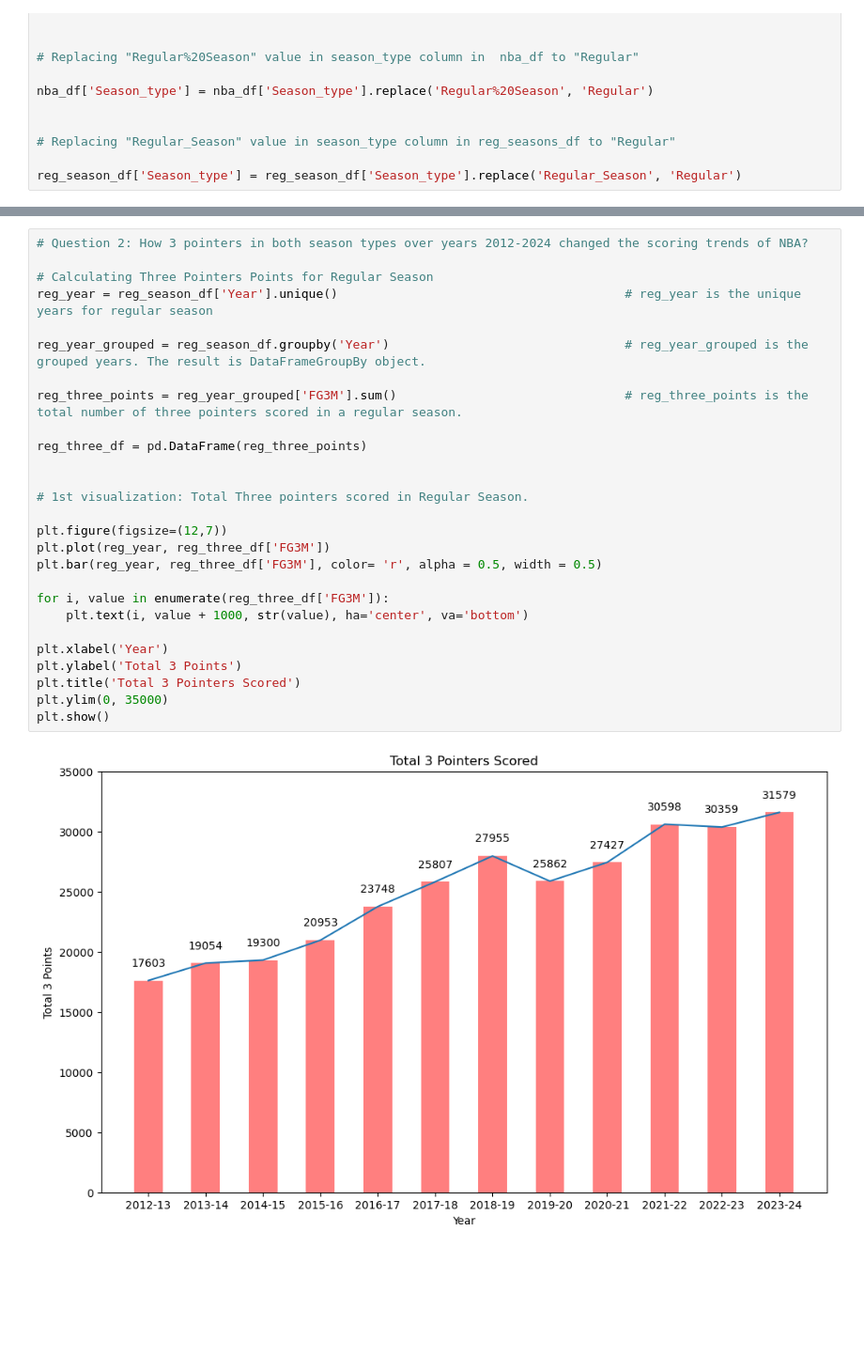
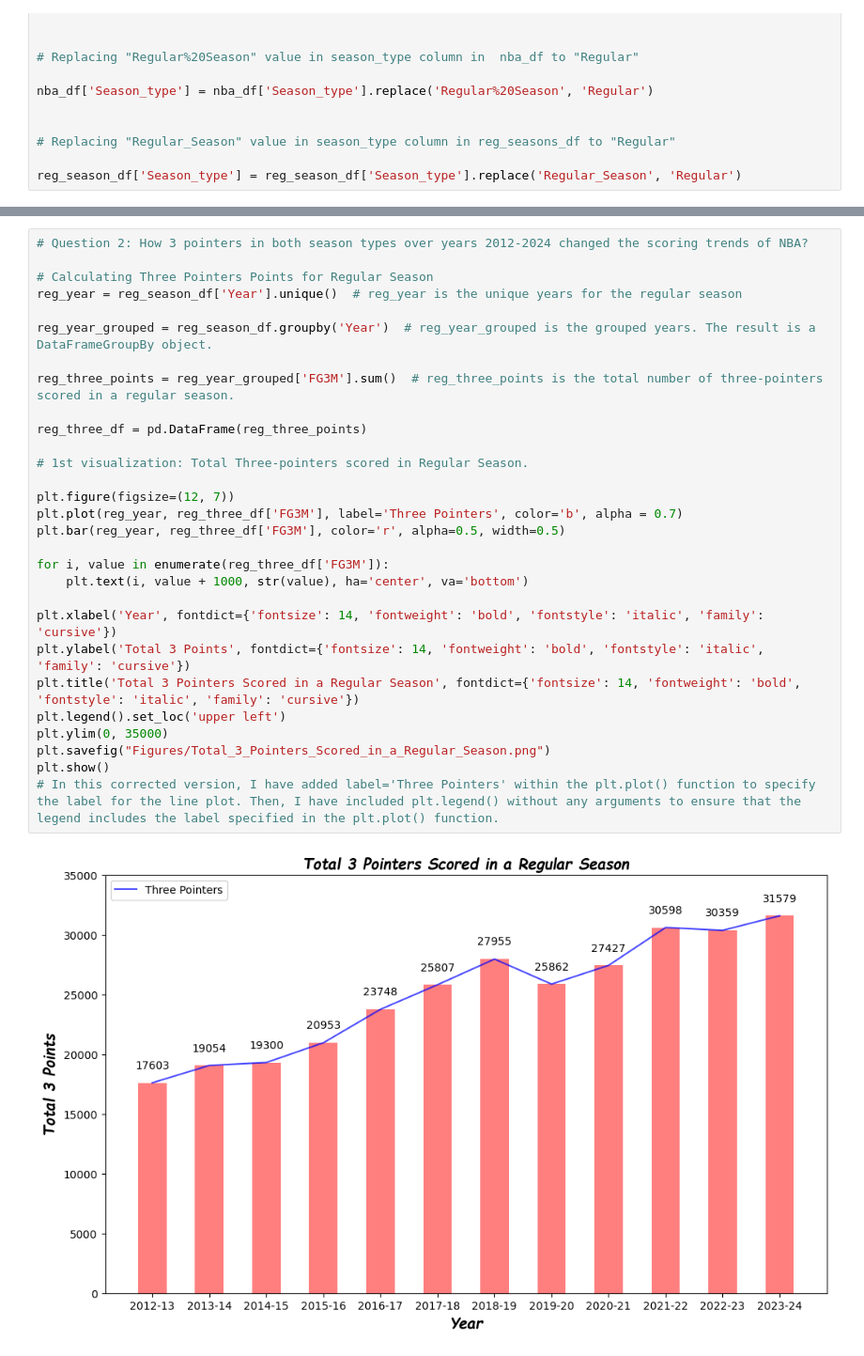
Before and after one commit to singhashishpal/Project_NBA, a Jupyter notebook: NBA Dataset/NBA.ipynb, the cells around one changed output, grey strips where cells are left out. Shown at 94% size. Saved outputs shown, nothing was run; the diff lists cells and outputs as text; blank space fills up the shorter version.

Commit message:
made changes to graphs

```diff
--- a/NBA Dataset/NBA.ipynb
+++ b/NBA Dataset/NBA.ipynb
@@ -119,32 +119,34 @@ plt.show()
 # %%
 # Question 2: How 3 pointers in both season types over years 2012-2024 changed the scoring trends of NBA?
 
 # Calculating Three Pointers Points for Regular Season
-reg_year = reg_season_df['Year'].unique()                                       # reg_year is the unique years for regular season
+reg_year = reg_season_df['Year'].unique()  # reg_year is the unique years for the regular season
 
-reg_year_grouped = reg_season_df.groupby('Year')                                # reg_year_grouped is the grouped years. The result is DataFrameGroupBy object.
+reg_year_grouped = reg_season_df.groupby('Year')  # reg_year_grouped is the grouped years. The result is a DataFrameGroupBy object.
 
-reg_three_points = reg_year_grouped['FG3M'].sum()                               # reg_three_points is the total number of three pointers scored in a regular season.
+reg_three_points = reg_year_grouped['FG3M'].sum()  # reg_three_points is the total number of three-pointers scored in a regular season.
 
 reg_three_df = pd.DataFrame(reg_three_points)
 
+# 1st visualization: Total Three-pointers scored in Regular Season.
 
-# 1st visualization: Total Three pointers scored in Regular Season.
-
-plt.figure(figsize=(12,7))
-plt.plot(reg_year, reg_three_df['FG3M'])
-plt.bar(reg_year, reg_three_df['FG3M'], color= 'r', alpha = 0.5, width = 0.5)
+plt.figure(figsize=(12, 7))
+plt.plot(reg_year, reg_three_df['FG3M'], label='Three Pointers', color='b', alpha = 0.7)
+plt.bar(reg_year, reg_three_df['FG3M'], color='r', alpha=0.5, width=0.5)
 
 for i, value in enumerate(reg_three_df['FG3M']):
     plt.text(i, value + 1000, str(value), ha='center', va='bottom')
 
-plt.xlabel('Year')
-plt.ylabel('Total 3 Points')
-plt.title('Total 3 Pointers Scored')
+plt.xlabel('Year', fontdict={'fontsize': 14, 'fontweight': 'bold', 'fontstyle': 'italic', 'family': 'cursive'})
+plt.ylabel('Total 3 Points', fontdict={'fontsize': 14, 'fontweight': 'bold', 'fontstyle': 'italic', 'family': 'cursive'})
+plt.title('Total 3 Pointers Scored in a Regular Season', fontdict={'fontsize': 14, 'fontweight': 'bold', 'fontstyle': 'italic', 'family': 'cursive'})
+plt.legend().set_loc('upper left')
 plt.ylim(0, 35000)
+plt.savefig("Figures/Total_3_Pointers_Scored_in_a_Regular_Season.png")
 plt.show()
+# In this corrected version, I have added label='Three Pointers' within the plt.plot() function to specify the label for the line plot. Then, I have included plt.legend() without any arguments to ensure that the legend includes the label specified in the plt.plot() function.
 # %% [output]
-[figure, old version]
+[figure, new version]
 # %%
 # Calculating Three Pointers Points for Playoffs Season
 
```
Also changed, not shown: parts of 3 cells of this notebook, 1 other file.
